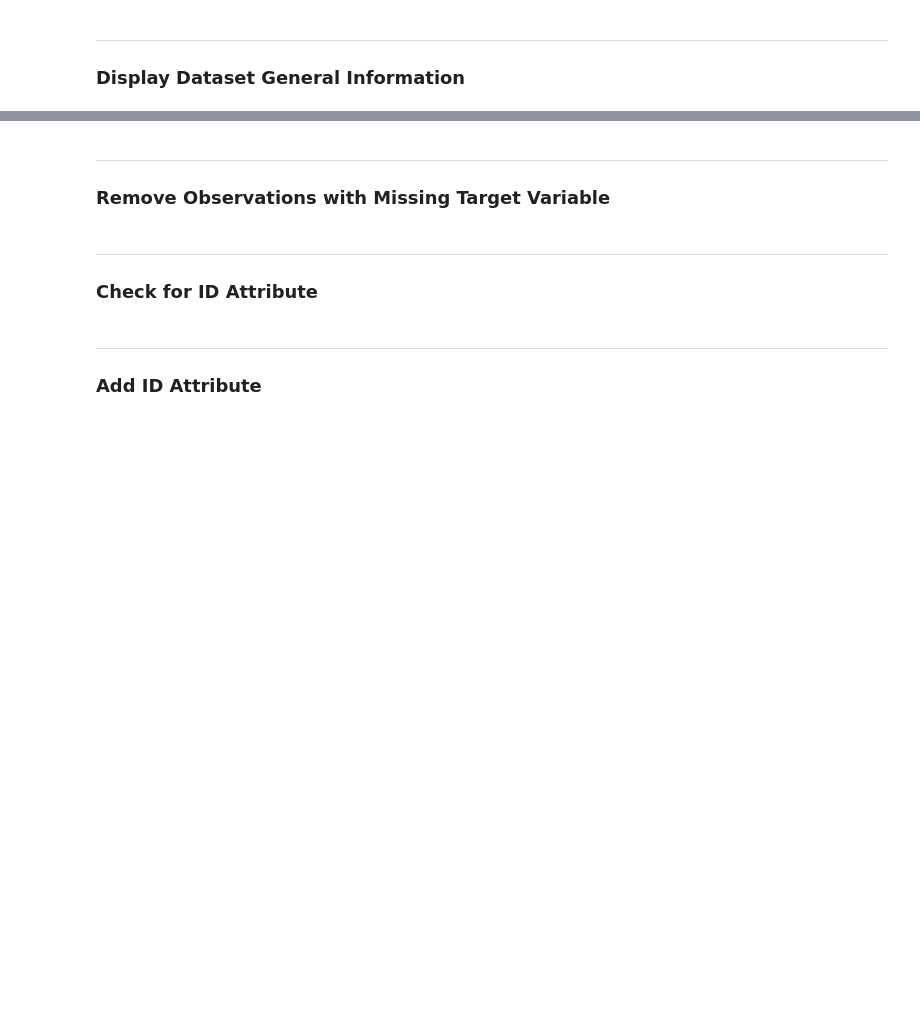
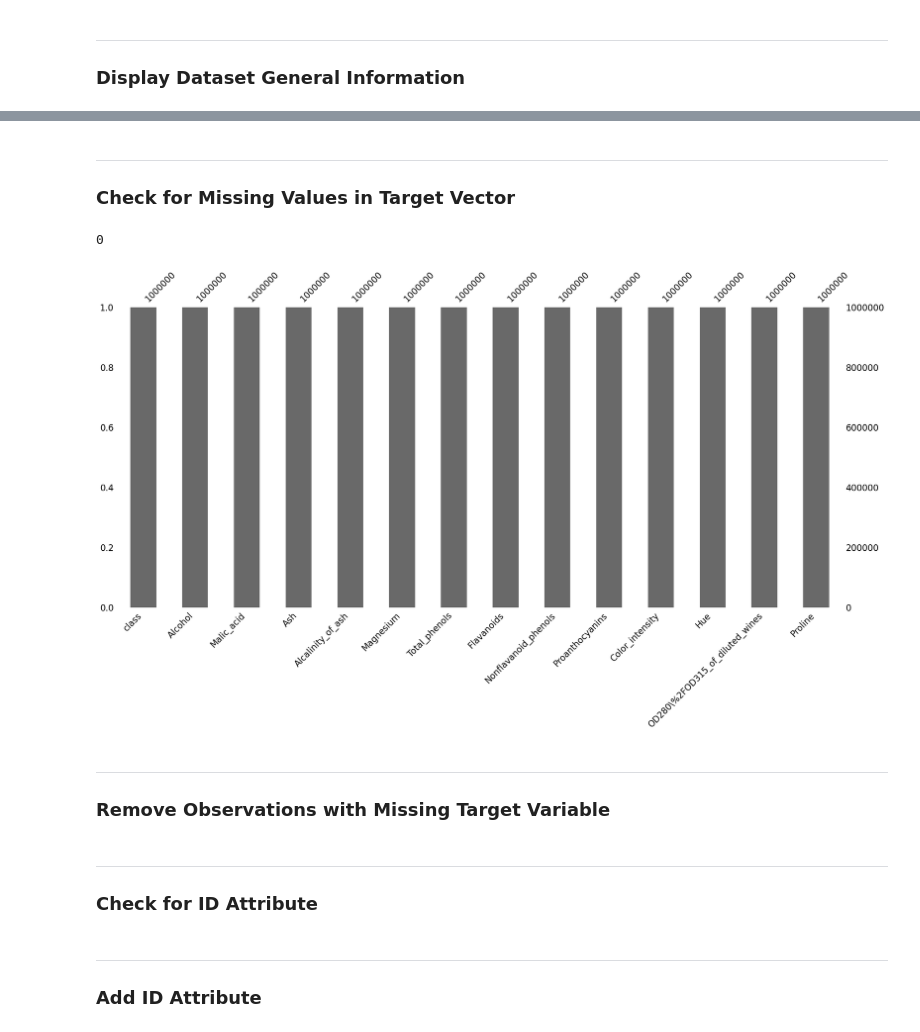
Before and after one commit to mmkke/DS5230_clustering_project, a Jupyter notebook: notebooks/ds5230_phase1.ipynb, the cells around one changed output, grey strips where cells are left out. Saved outputs shown, nothing was run; the diff lists cells and outputs as text; code cells hidden in the pictures; blank space fills up the shorter version.

```diff
--- a/notebooks/ds5230_phase1.ipynb
+++ b/notebooks/ds5230_phase1.ipynb
@@ -49,3 +88,16 @@ ___
+# %% [markdown]
+___
+### Check for Missing Values in Target Vector
+# %%
+#check number Nan in target vector
+df['class'].isna().sum()
+# %% [output]
+0
+# %%
+# display missing values
+msno.bar(df);
+# %% [output]
+[figure, added]
 # %% [markdown]
 ___
 ### Remove Observations with Missing Target Variable
```
Also changed, not shown: parts of 15 cells of this notebook.
